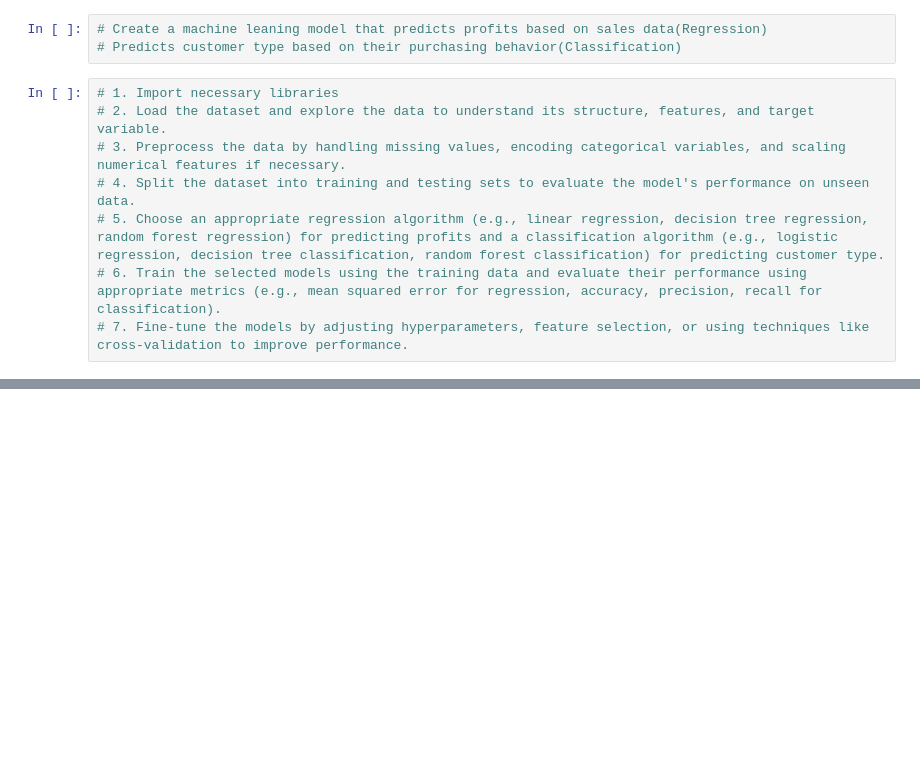
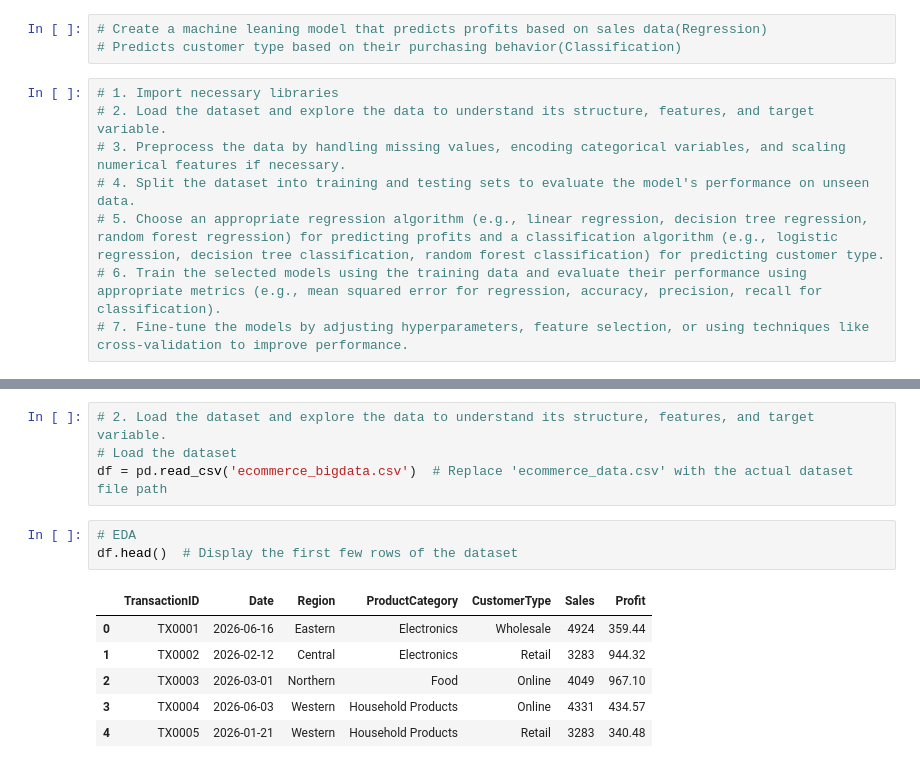
Before and after one commit to Afrah-create/RecessTerm, a Jupyter notebook: Lectures/Day11/big_data.ipynb, the cells around one changed output, grey strips where cells are left out. Saved outputs shown, nothing was run; the diff lists cells and outputs as text; blank space fills up the shorter version.

```diff
--- a/Lectures/Day11/big_data.ipynb
+++ b/Lectures/Day11/big_data.ipynb
@@ -175,0 +185,14 @@ from sklearn.metrics import mean_squared_error, accuracy_score, classification_r
+# %%
+# 2. Load the dataset and explore the data to understand its structure, features, and target variable.
+# Load the dataset
+df = pd.read_csv('ecommerce_bigdata.csv')  # Replace 'ecommerce_data.csv' with the actual dataset file path
+# %%
+# EDA
+df.head()  # Display the first few rows of the dataset
+# %% [output]
+|  | TransactionID | Date | Region | ProductCategory | CustomerType | Sales | Profit |
+| 0 | TX0001 | 2026-06-16 | Eastern | Electronics | Wholesale | 4924 | 359.44 |
+| 1 | TX0002 | 2026-02-12 | Central | Electronics | Retail | 3283 | 944.32 |
+| 2 | TX0003 | 2026-03-01 | Northern | Food | Online | 4049 | 967.10 |
+| 3 | TX0004 | 2026-06-03 | Western | Household Products | Online | 4331 | 434.57 |
+| 4 | TX0005 | 2026-01-21 | Western | Household Products | Retail | 3283 | 340.48 |
```
Also changed, not shown: parts of 7 cells of this notebook.
